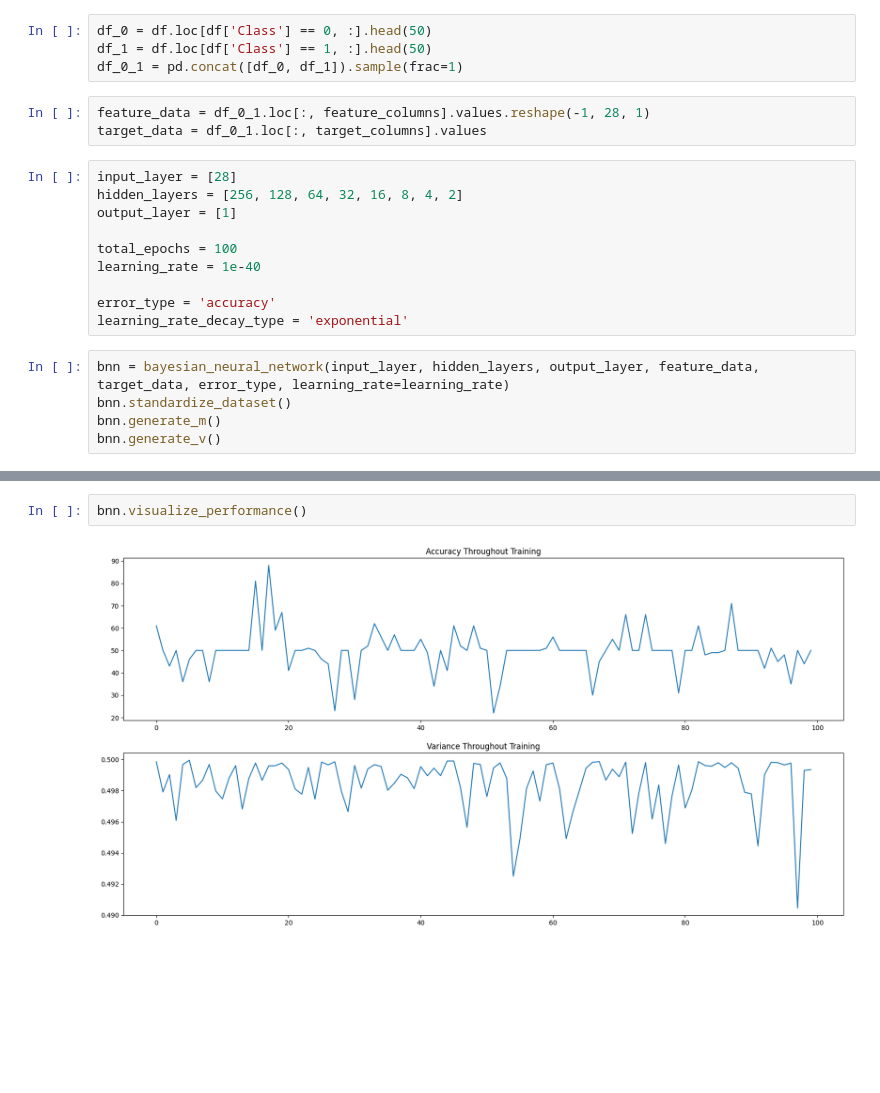
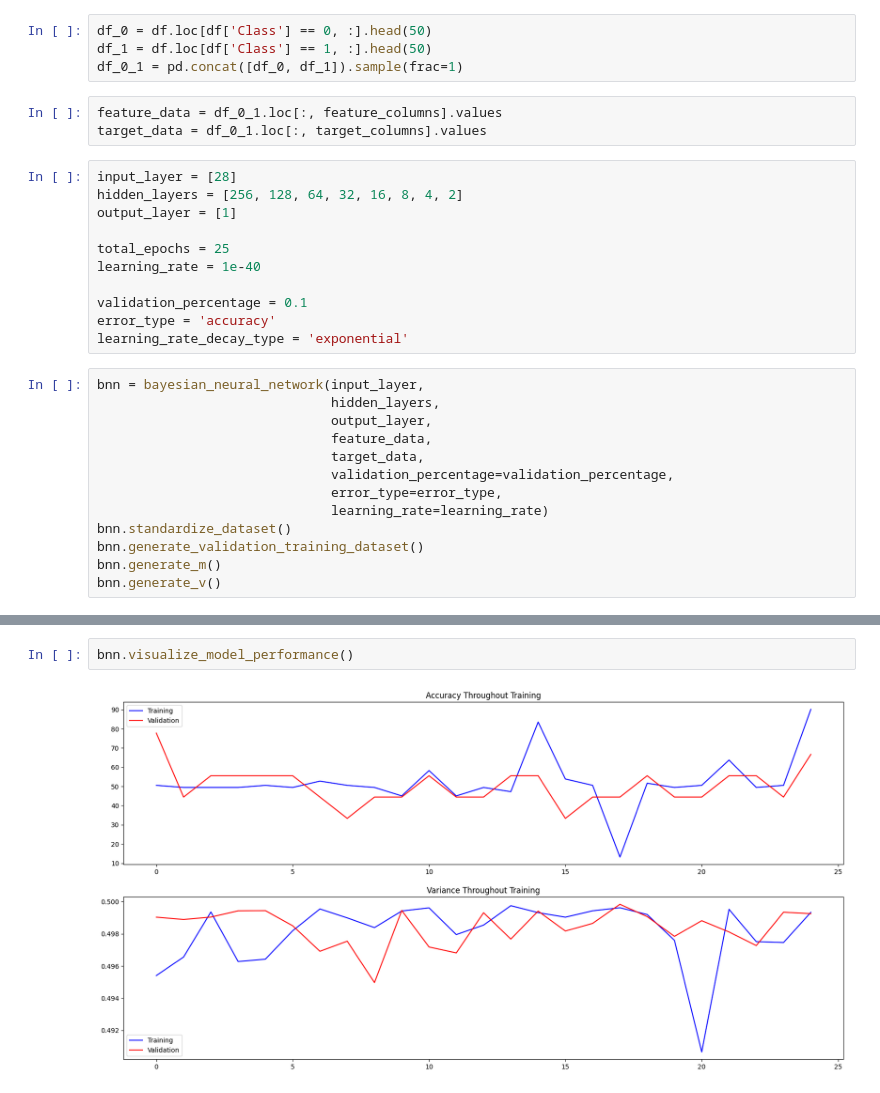
Before and after one commit to bagood/Bayesian-Neural-Network, a Jupyter notebook: test_bnn_for_fraud_detection_1.ipynb, the cells around one changed output, grey strips where cells are left out. Drawn from its saved outputs; the diff is of its cells as text; blank space fills up the shorter version.

```diff
--- a/test_bnn_for_fraud_detection_1.ipynb
+++ b/test_bnn_for_fraud_detection_1.ipynb
@@ -140,21 +158,30 @@ df_0 = df.loc[df['Class'] == 0, :].head(50)
 df_1 = df.loc[df['Class'] == 1, :].head(50)
 df_0_1 = pd.concat([df_0, df_1]).sample(frac=1)
 # %%
-feature_data = df_0_1.loc[:, feature_columns].values.reshape(-1, 28, 1)
+feature_data = df_0_1.loc[:, feature_columns].values
 target_data = df_0_1.loc[:, target_columns].values
 # %%
 input_layer = [28]
 hidden_layers = [256, 128, 64, 32, 16, 8, 4, 2]
 output_layer = [1]
 
-total_epochs = 100
+total_epochs = 25
 learning_rate = 1e-40
 
+validation_percentage = 0.1
 error_type = 'accuracy'
 learning_rate_decay_type = 'exponential'
 # %%
-bnn = bayesian_neural_network(input_layer, hidden_layers, output_layer, feature_data, target_data, error_type, learning_rate=learning_rate)
+bnn = bayesian_neural_network(input_layer,
+                              hidden_layers,
+                              output_layer,
+                              feature_data,
+                              target_data,
+                              validation_percentage=validation_percentage,
+                              error_type=error_type,
+                              learning_rate=learning_rate)
 bnn.standardize_dataset()
+bnn.generate_validation_training_dataset()
 bnn.generate_m()
 bnn.generate_v()
 # %%
@@ -180,4 +207,4 @@ Accuracy : 50.0% - Standard Deviation : 0.4993459571682734
 # %%
-bnn.visualize_performance()
+bnn.visualize_model_performance()
 # %% [output]
-[figure, old version]
+[figure, new version]
```
Also changed, not shown: parts of 12 cells of this notebook, 4 other files.
